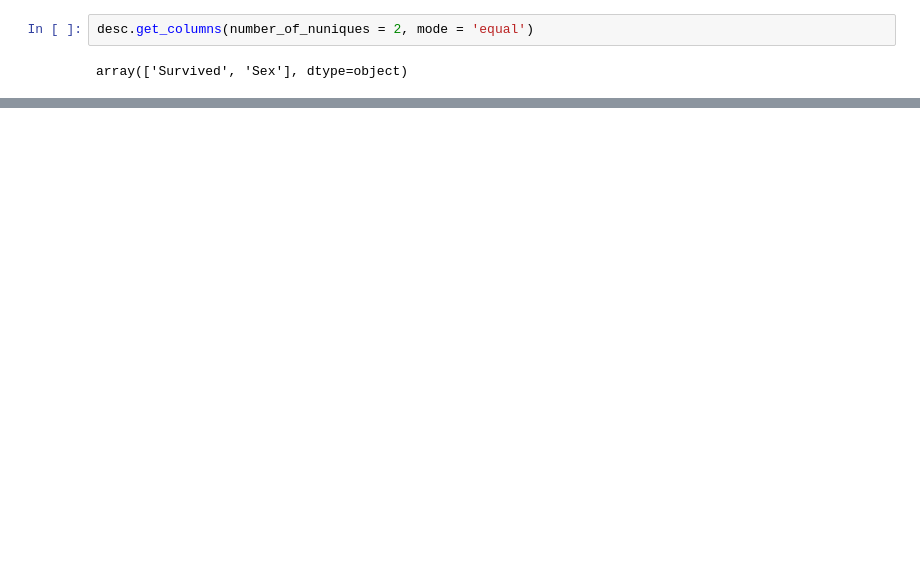
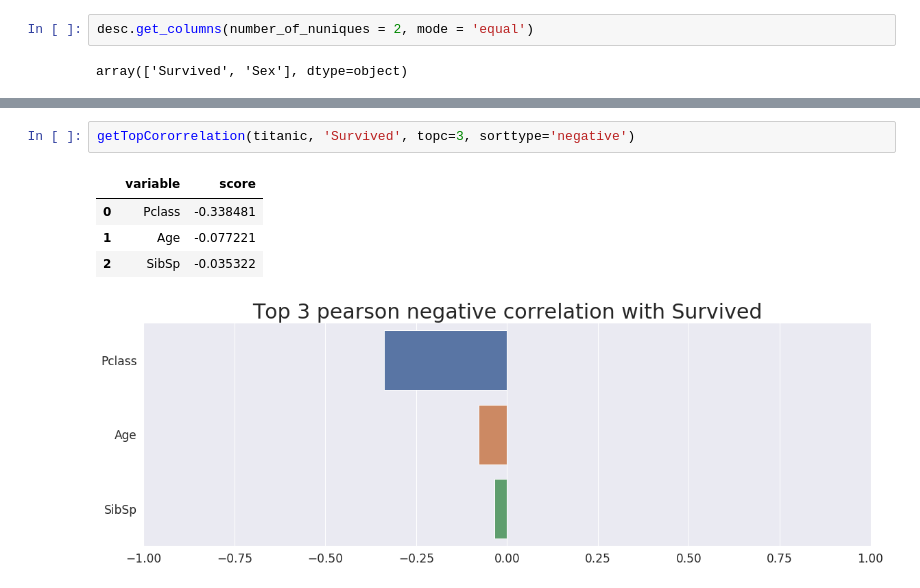
Before and after one commit to Aykhan-sh/pandaseda, a Jupyter notebook: examples.ipynb, the cells around one changed output, grey strips where cells are left out. Drawn from its saved outputs; the diff is of its cells as text; blank space fills up the shorter version.

```diff
--- a/examples.ipynb
+++ b/examples.ipynb
@@ -47,0 +64,8 @@ array(['Survived', 'Sex'], dtype=object)
+# %%
+getTopCororrelation(titanic, 'Survived', topc=3, sorttype='negative')
+# %% [output]
+|  | variable | score |
+| 0 | Pclass | -0.338481 |
+| 1 | Age | -0.077221 |
+| 2 | SibSp | -0.035322 |
+[figure, added]
```
Also changed, not shown: parts of 4 cells of this notebook, 2 other files.
